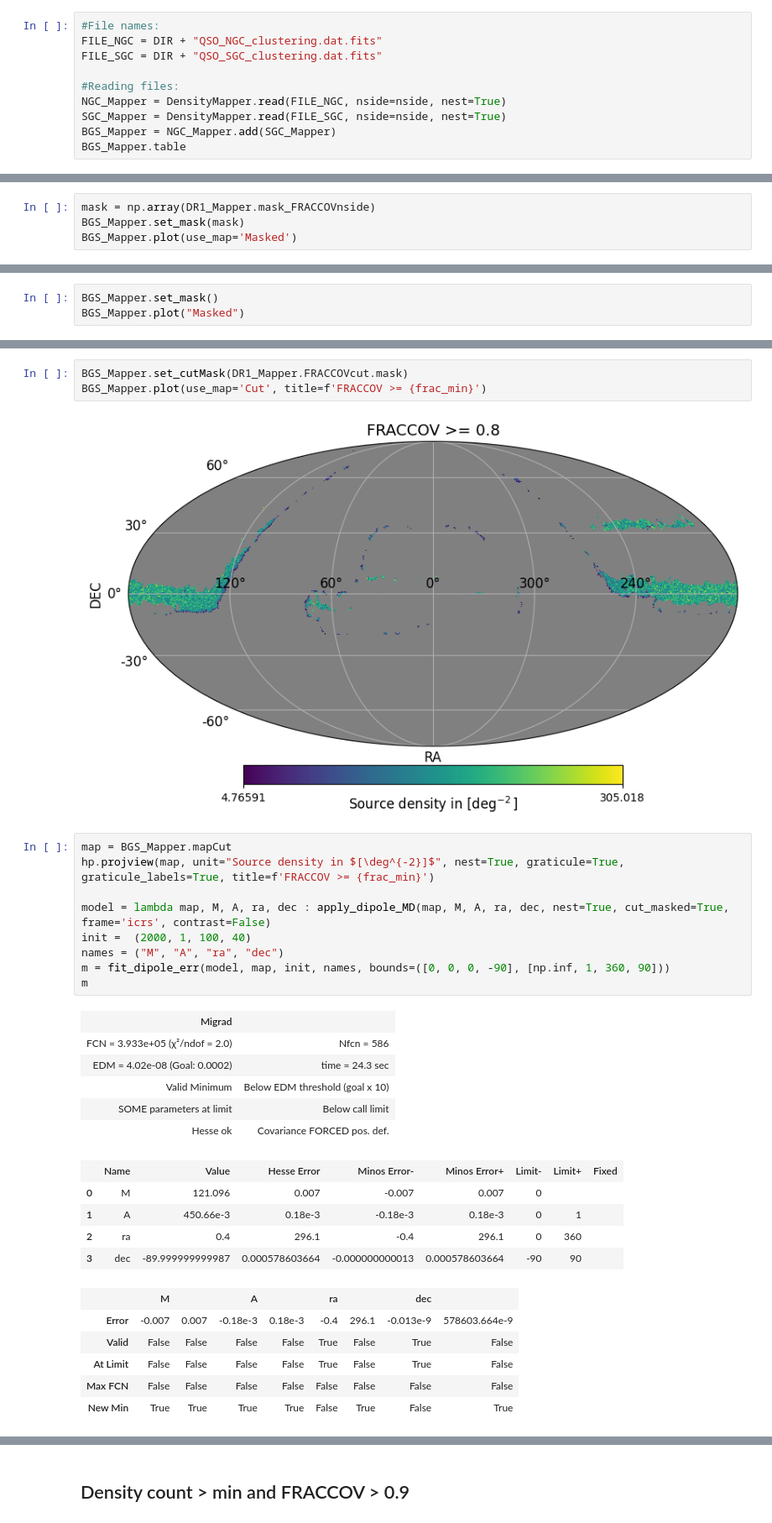
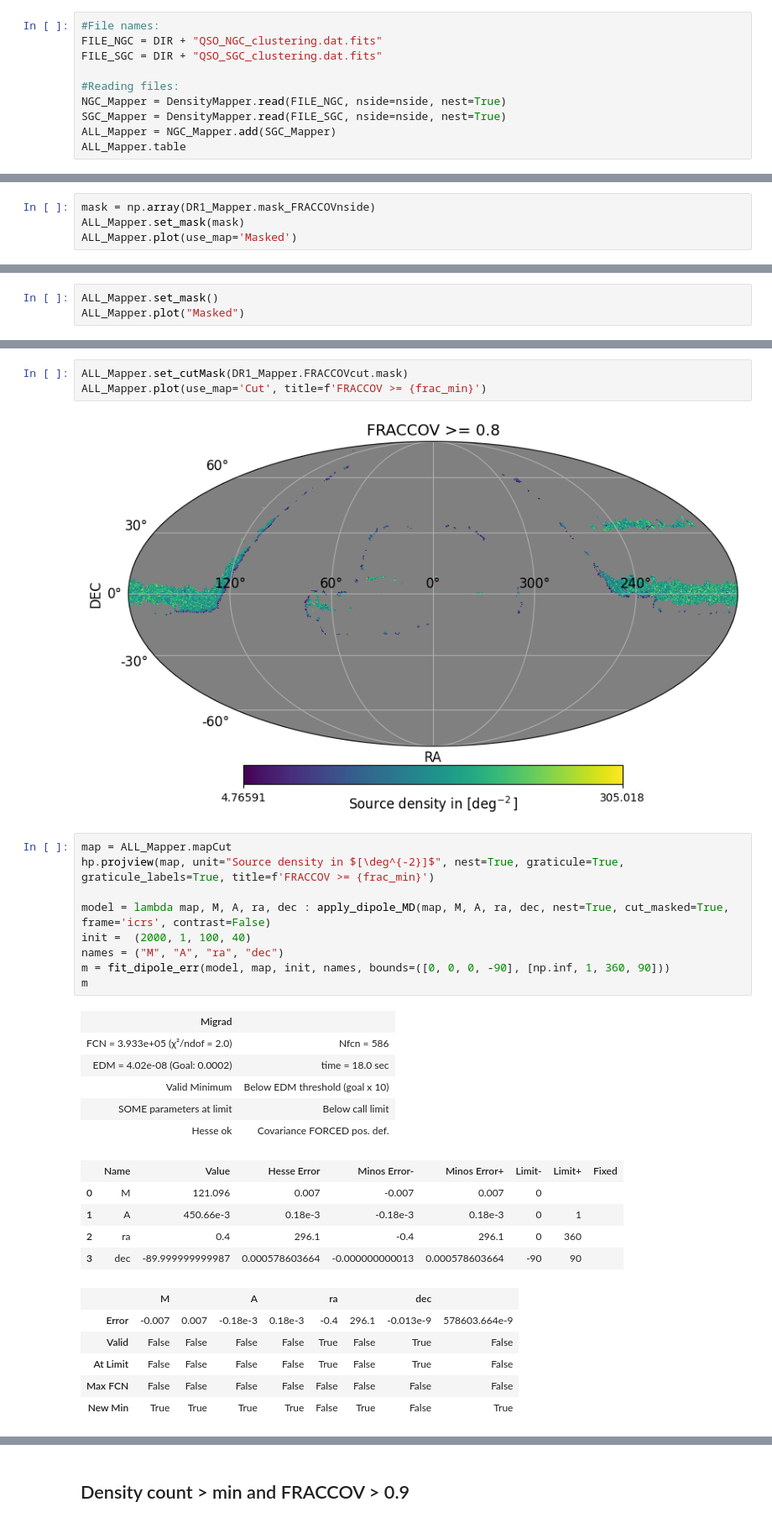
Before and after one commit to johannct/M2_Stage_Code, a Jupyter notebook: DESI QSO FRACCOV.ipynb, the cells around one changed output, grey strips where cells are left out. Shown at 84% size. Drawn from its saved outputs; the diff is of its cells as text.

```diff
--- a/DESI QSO FRACCOV.ipynb
+++ b/DESI QSO FRACCOV.ipynb
@@ -70,8 +70,8 @@ FILE_SGC = DIR + "QSO_SGC_clustering.dat.fits"
 #Reading files:
 NGC_Mapper = DensityMapper.read(FILE_NGC, nside=nside, nest=True)
 SGC_Mapper = DensityMapper.read(FILE_SGC, nside=nside, nest=True)
-BGS_Mapper = NGC_Mapper.add(SGC_Mapper)
-BGS_Mapper.table
+ALL_Mapper = NGC_Mapper.add(SGC_Mapper)
+ALL_Mapper.table
 # %% [output]
 Table length=1223401
 | TARGETID | NTILE | RA | DEC | PHOTSYS | Z | FRAC_TLOBS_TILES | WEIGHT_ZFAIL | WEIGHT_RF | BITWEIGHTS | ... |
@@ -99,13 +99,13 @@ BGS_Mapper.plot(use_map='')
 [figure]
 # %%
 mask = np.array(DR1_Mapper.mask_FRACCOVnside)
-BGS_Mapper.set_mask(mask)
-BGS_Mapper.plot(use_map='Masked')
+ALL_Mapper.set_mask(mask)
+ALL_Mapper.plot(use_map='Masked')
 # %% [output]
 [figure]
 # %%
-BGS_Mapper.set_mask()
-BGS_Mapper.plot("Masked")
+ALL_Mapper.set_mask()
+ALL_Mapper.plot("Masked")
 # %% [output]
 [figure]
 # %%
@@ -151,23 +151,23 @@ DR1_Mapper.plot(use_map="cut", title = f"FRACCOV >= {frac_min}")
 # %% [output]
 [figure]
 # %%
-BGS_Mapper.set_cutMask(DR1_Mapper.FRACCOVcut.mask)
-BGS_Mapper.plot(use_map='Cut', title=f'FRACCOV >= {frac_min}')
+ALL_Mapper.set_cutMask(DR1_Mapper.FRACCOVcut.mask)
+ALL_Mapper.plot(use_map='Cut', title=f'FRACCOV >= {frac_min}')
 # %% [output]
 [figure]
 # %%
-map = BGS_Mapper.mapCut
+map = ALL_Mapper.mapCut
 hp.projview(map, unit="Source density in $[\deg^{-2}]$", nest=True, graticule=True, graticule_labels=True, title=f'FRACCOV >= {frac_min}')
 
 model = lambda map, M, A, ra, dec : apply_dipole_MD(map, M, A, ra, dec, nest=True, cut_masked=True, frame='icrs', contrast=False)
 init =  (2000, 1, 100, 40)
 names = ("M", "A", "ra", "dec")
 m = fit_dipole_err(model, map, init, names, bounds=([0, 0, 0, -90], [np.inf, 1, 360, 90]))
 m
 # %% [output]
 | Migrad |  |
 | FCN = 3.933e+05 (χ²/ndof = 2.0) | Nfcn = 586 |
-| EDM = 4.02e-08 (Goal: 0.0002) | time = 24.3 sec |
+| EDM = 4.02e-08 (Goal: 0.0002) | time = 18.0 sec |
 | Valid Minimum | Below EDM threshold (goal x 10) |
 | SOME parameters at limit | Below call limit |
 | Hesse ok | Covariance FORCED pos. def. |
```
Also changed, not shown: parts of 4 cells of this notebook, 28 other files.
